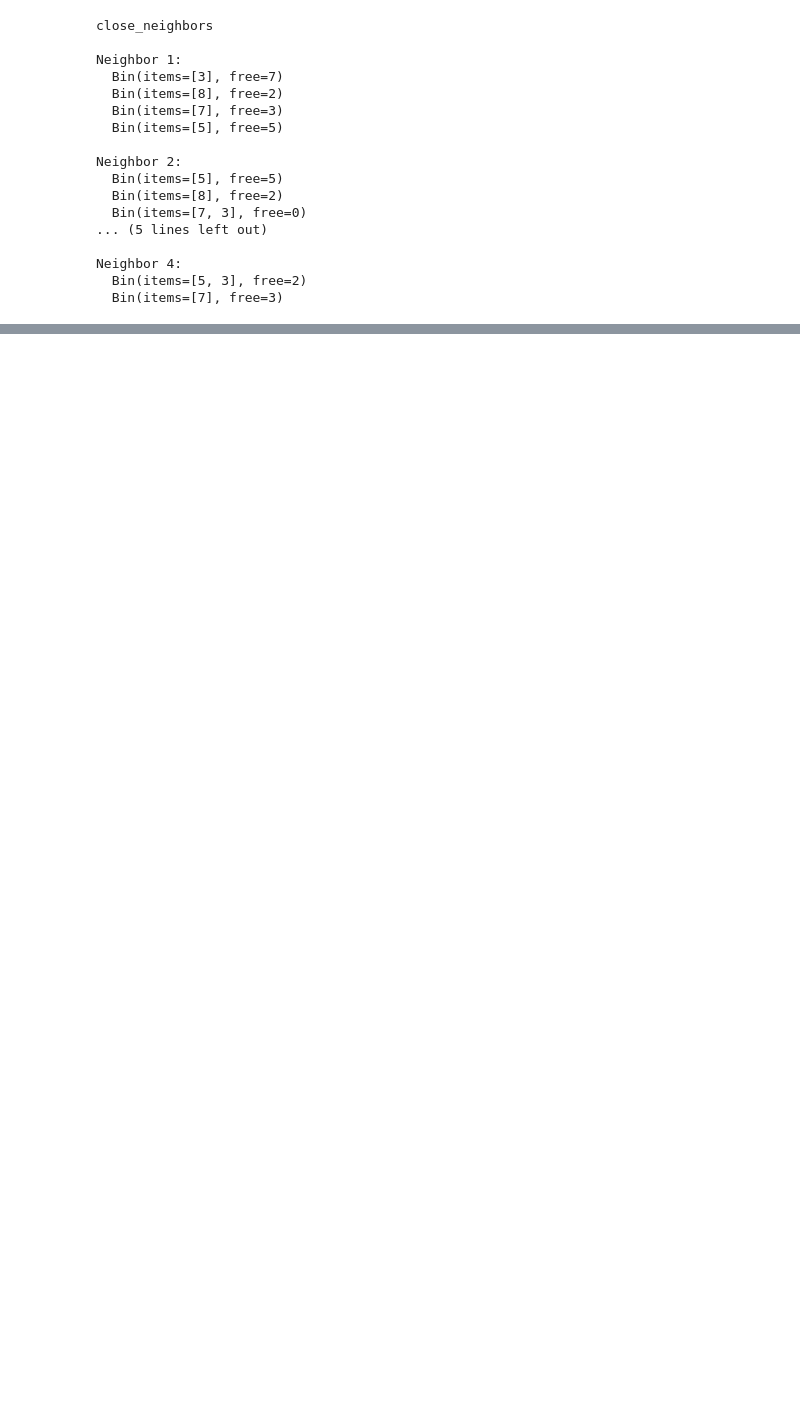
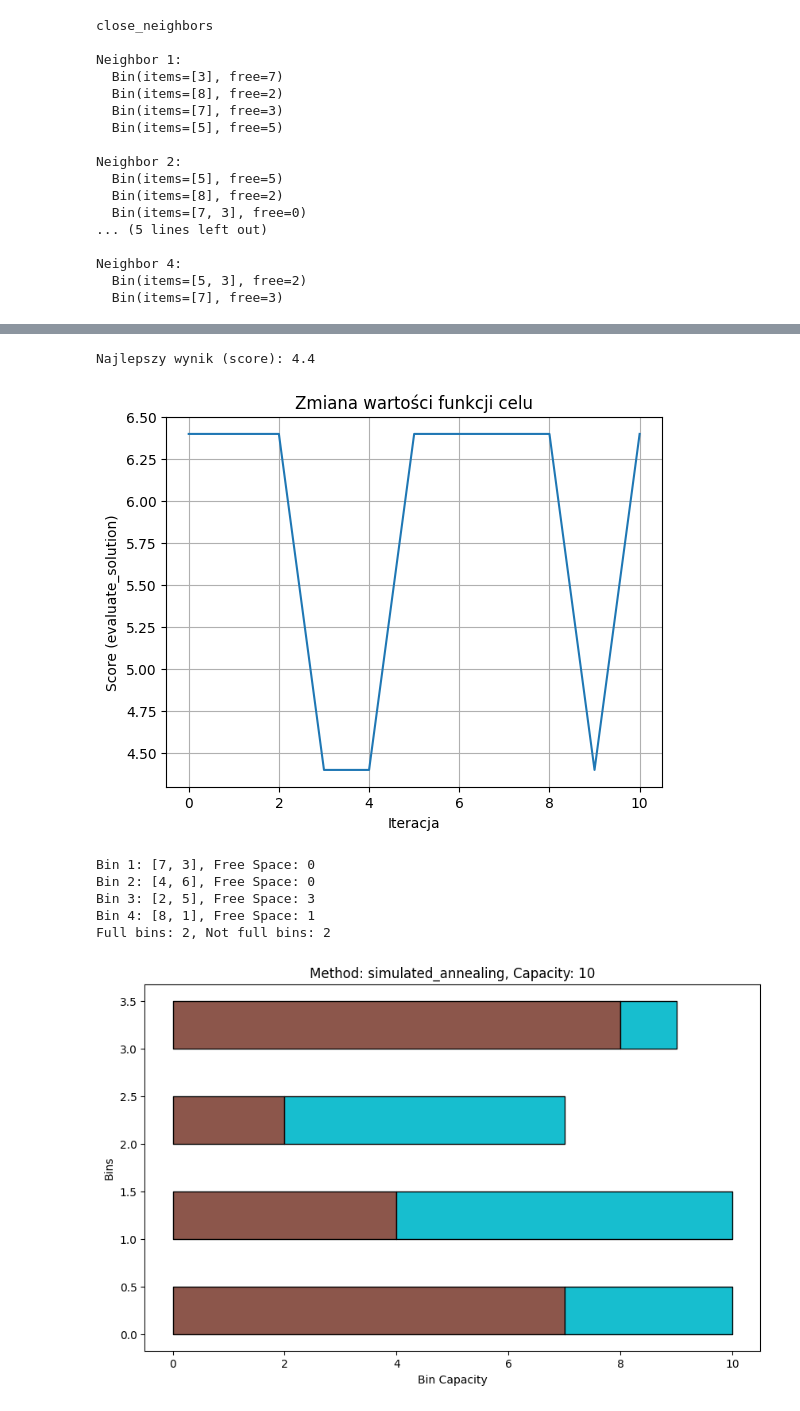
Before and after one commit to gmorlo/BinPackingProblem, a Jupyter notebook: src/visualizationv2.ipynb, the cells around one changed output, grey strips where cells are left out. Cells and saved outputs as stored; diff of their text form; code cells hidden in the pictures; blank space fills up the shorter version.

```diff
--- a/src/visualizationv2.ipynb
+++ b/src/visualizationv2.ipynb
@@ -102,0 +97,17 @@ Elapsed time: 0.0477 seconds
+# %%
+test_solver(
+    method='simulated_annealing',
+    bin_capacity=10,
+    item_list=[7, 4, 3, 6, 2, 5, 1, 8],
+    display_bins_mode=True,
+    visualize=True
+)
+# %% [output]
+Najlepszy wynik (score): 4.4
+[figure, added]
+Bin 1: [7, 3], Free Space: 0
+Bin 2: [4, 6], Free Space: 0
+Bin 3: [2, 5], Free Space: 3
+Bin 4: [8, 1], Free Space: 1
+Full bins: 2, Not full bins: 2
+[figure, added]
```
Also changed, not shown: parts of 5 cells of this notebook, 4 other files.
